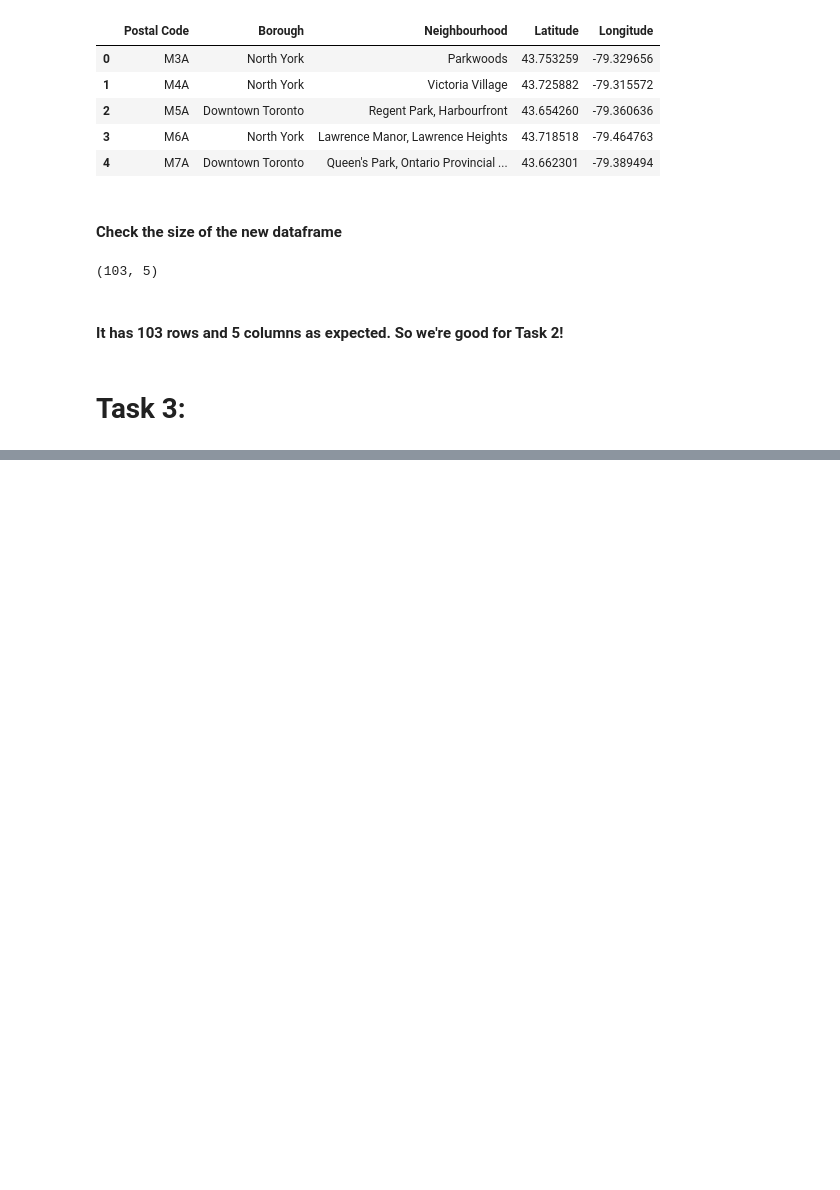
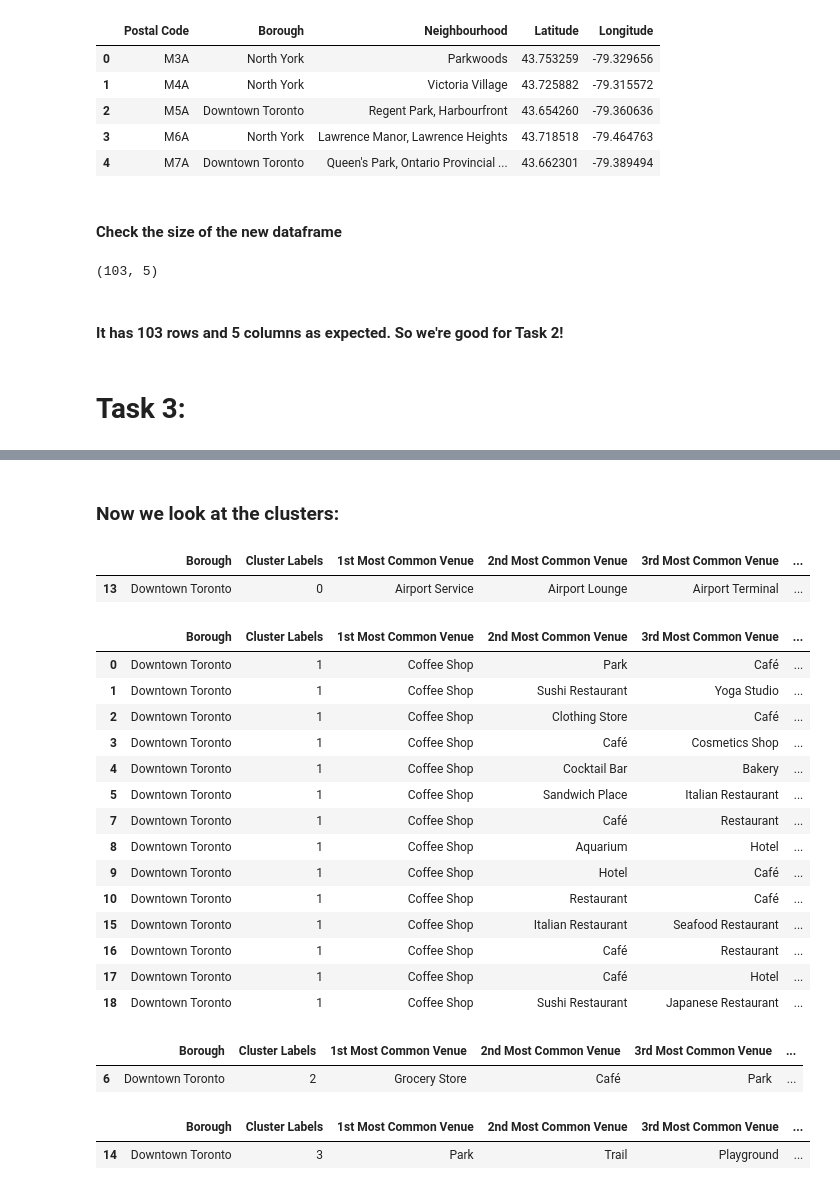
Before and after one commit to uclinux83/Coursera_Capstone, a Jupyter notebook: Week3Assignment.ipynb, the cells around one changed output, grey strips where cells are left out. Drawn from its saved outputs; the diff is of its cells as text; code cells hidden in the pictures; blank space fills up the shorter version.

```diff
--- a/Week3Assignment.ipynb
+++ b/Week3Assignment.ipynb
@@ -108,0 +386,27 @@ df_new.shape
+# %%
+def return_most_common_venues(row, num_top_venues):
+    row_categories = row.iloc[1:]
+    row_categories_sorted = row_categories.sort_values(ascending=False)
+
+    return row_categories_sorted.index.values[0:num_top_venues]
+# %%
+num_top_venues = 10
+
+indicators = ['st', 'nd', 'rd']
+
+# create columns according to number of top venues
+columns = ['Neighborhood']
+for ind in np.arange(num_top_venues):
+    try:
+        columns.append('{}{} Most Common Venue'.format(ind+1, indicators[ind]))
+    except:
+        columns.append('{}th Most Common Venue'.format(ind+1))
+
+# create a new dataframe
+neighborhoods_venues_sorted = pd.DataFrame(columns=columns)
+neighborhoods_venues_sorted['Neighborhood'] = downtown_grouped['Neighborhood']
+
+for ind in np.arange(downtown_grouped.shape[0]):
+    neighborhoods_venues_sorted.iloc[ind, 1:] = return_most_common_venues(downtown_grouped.iloc[ind, :], num_top_venues)
+
+neighborhoods_venues_sorted.head()
@@ -108,0 +422,7 @@ df_new.shape
+# %%
+kclusters = 5
+downtown_grouped_clustering = downtown_grouped.drop('Neighborhood', 1)
+# run k-means clustering
+kmeans = KMeans(n_clusters=kclusters, random_state=0).fit(downtown_grouped_clustering)
+# check cluster labels generated for each row in the dataframe
+kmeans.labels_[0:10]
@@ -108,0 +431,9 @@ df_new.shape
+# %%
+neighborhoods_venues_sorted.insert(0, 'Cluster Labels', kmeans.labels_)
+
+downtown_merged = downtown_toronto
+
+# merge manhattan_grouped with manhattan_data to add latitude/longitude for each neighborhood
+downtown_merged = downtown_merged.join(neighborhoods_venues_sorted.set_index('Neighborhood'), on='Neighborhood')
+
+downtown_merged.head() # check the last columns!
@@ -108,0 +474,35 @@ df_new.shape
+# %% [markdown]
+<h3>Now we look at the clusters:</h3>
+# %%
+downtown_merged.loc[downtown_merged['Cluster Labels'] == 0, downtown_merged.columns[[1] + list(range(5, downtown_merged.shape[1]))]]
+# %% [output]
+|  | Borough | Cluster Labels | 1st Most Common Venue | 2nd Most Common Venue | 3rd Most Common Venue | ... |
+| 13 | Downtown Toronto | 0 | Airport Service | Airport Lounge | Airport Terminal | ... |
+# %%
+downtown_merged.loc[downtown_merged['Cluster Labels'] == 1, downtown_merged.columns[[1] + list(range(5, downtown_merged.shape[1]))]]
+# %% [output]
+|  | Borough | Cluster Labels | 1st Most Common Venue | 2nd Most Common Venue | 3rd Most Common Venue | ... |
+| 0 | Downtown Toronto | 1 | Coffee Shop | Park | Café | ... |
+| 1 | Downtown Toronto | 1 | Coffee Shop | Sushi Restaurant | Yoga Studio | ... |
+| 2 | Downtown Toronto | 1 | Coffee Shop | Clothing Store | Café | ... |
+| 3 | Downtown Toronto | 1 | Coffee Shop | Café | Cosmetics Shop | ... |
+| 4 | Downtown Toronto | 1 | Coffee Shop | Cocktail Bar | Bakery | ... |
+| 5 | Downtown Toronto | 1 | Coffee Shop | Sandwich Place | Italian Restaurant | ... |
+| 7 | Downtown Toronto | 1 | Coffee Shop | Café | Restaurant | ... |
+| 8 | Downtown Toronto | 1 | Coffee Shop | Aquarium | Hotel | ... |
+| 9 | Downtown Toronto | 1 | Coffee Shop | Hotel | Café | ... |
+| 10 | Downtown Toronto | 1 | Coffee Shop | Restaurant | Café | ... |
+| 15 | Downtown Toronto | 1 | Coffee Shop | Italian Restaurant | Seafood Restaurant | ... |
+| 16 | Downtown Toronto | 1 | Coffee Shop | Café | Restaurant | ... |
+| 17 | Downtown Toronto | 1 | Coffee Shop | Café | Hotel | ... |
+| 18 | Downtown Toronto | 1 | Coffee Shop | Sushi Restaurant | Japanese Restaurant | ... |
+# %%
+downtown_merged.loc[downtown_merged['Cluster Labels'] == 2, downtown_merged.columns[[1] + list(range(5, downtown_merged.shape[1]))]]
+# %% [output]
+|  | Borough | Cluster Labels | 1st Most Common Venue | 2nd Most Common Venue | 3rd Most Common Venue | ... |
+| 6 | Downtown Toronto | 2 | Grocery Store | Café | Park | ... |
+# %%
+downtown_merged.loc[downtown_merged['Cluster Labels'] == 3, downtown_merged.columns[[1] + list(range(5, downtown_merged.shape[1]))]]
+# %% [output]
+|  | Borough | Cluster Labels | 1st Most Common Venue | 2nd Most Common Venue | 3rd Most Common Venue | ... |
+| 14 | Downtown Toronto | 3 | Park | Trail | Playground | ... |
```
Also changed, not shown: parts of 33 cells of this notebook.
